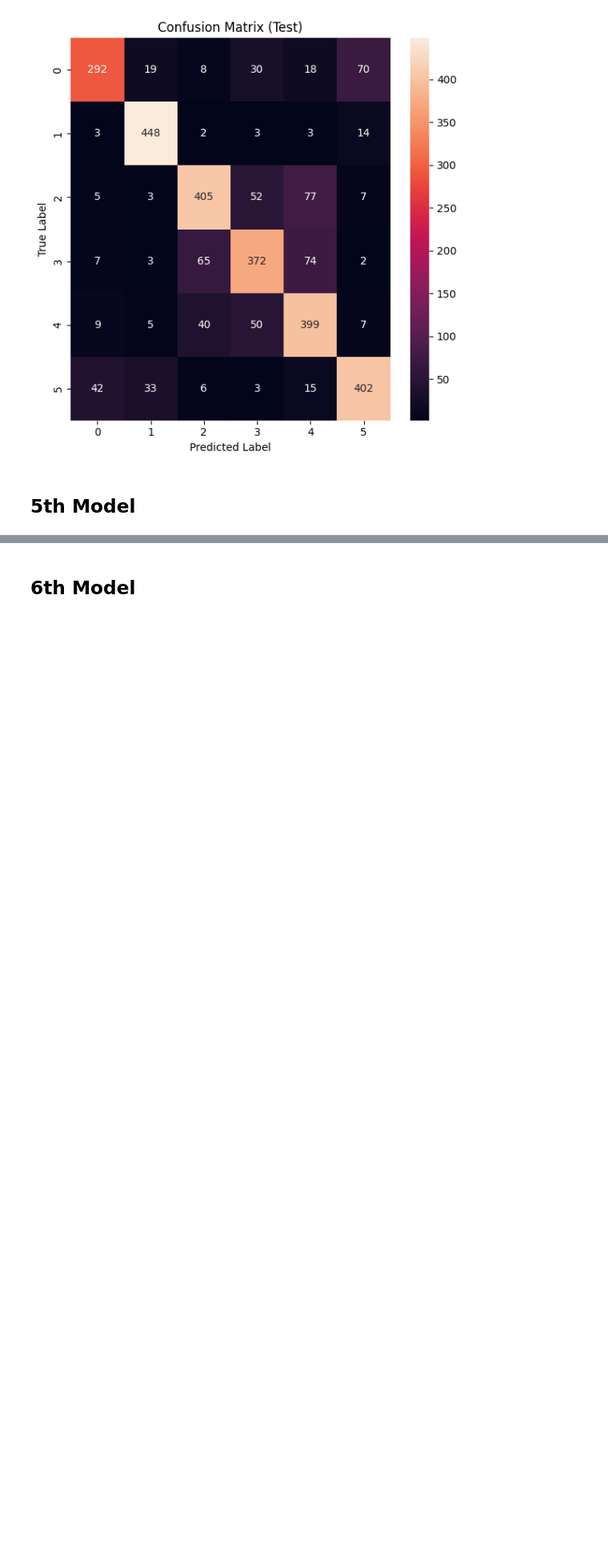
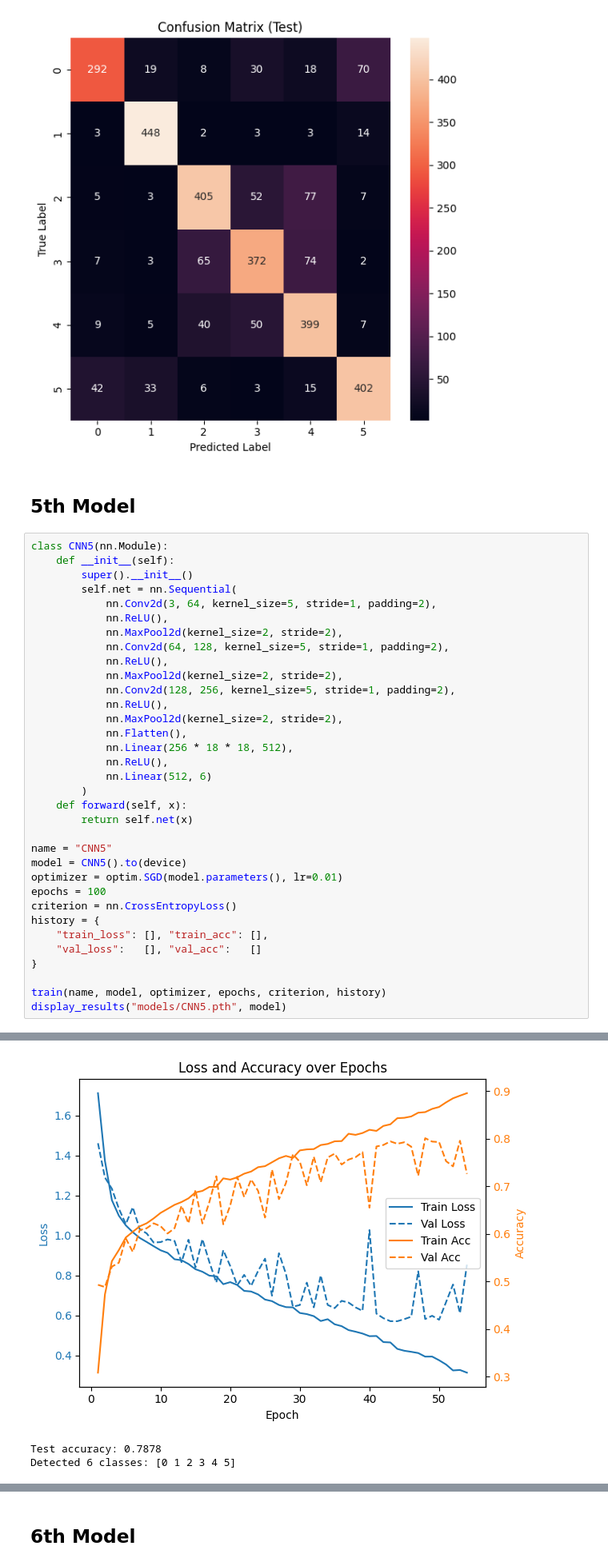
Before and after one commit to Tiromachelan/cnn-image-classification, a Jupyter notebook: HW3.ipynb, the cells around one changed output, grey strips where cells are left out. Shown at 80% size. Saved outputs shown, nothing was run; the diff lists cells and outputs as text; blank space fills up the shorter version.

Commit message:
5th model changed

```diff
--- a/HW3.ipynb
+++ b/HW3.ipynb
@@ -543,3 +543,38 @@ Detected 6 classes: [0 1 2 3 4 5]
 [figure]
 # %% [markdown]
 ## 5th Model
+# %%
+class CNN5(nn.Module):
+    def __init__(self):
+        super().__init__()
+        self.net = nn.Sequential(
+            nn.Conv2d(3, 64, kernel_size=5, stride=1, padding=2),
+            nn.ReLU(),
+            nn.MaxPool2d(kernel_size=2, stride=2),
+            nn.Conv2d(64, 128, kernel_size=5, stride=1, padding=2),
+            nn.ReLU(),
+            nn.MaxPool2d(kernel_size=2, stride=2),
+            nn.Conv2d(128, 256, kernel_size=5, stride=1, padding=2),
+            nn.ReLU(),
+            nn.MaxPool2d(kernel_size=2, stride=2),
+            nn.Flatten(),
+            nn.Linear(256 * 18 * 18, 512),
+            nn.ReLU(),
+            nn.Linear(512, 6)
+        )
+    def forward(self, x):
+        return self.net(x)
+
+name = "CNN5"
+model = CNN5().to(device)
+optimizer = optim.SGD(model.parameters(), lr=0.01)
+epochs = 100
+criterion = nn.CrossEntropyLoss()
+history = {
+    "train_loss": [], "train_acc": [],
+    "val_loss":   [], "val_acc":   []
+}
+
+train(name, model, optimizer, epochs, criterion, history)
+display_results("models/CNN5.pth", model)
+# %% [output]
@@ -545,0 +598,3 @@ Detected 6 classes: [0 1 2 3 4 5]
+[figure, added]
+Test accuracy: 0.7878
+Detected 6 classes: [0 1 2 3 4 5]
```
Also changed, not shown: parts of 2 cells of this notebook.
